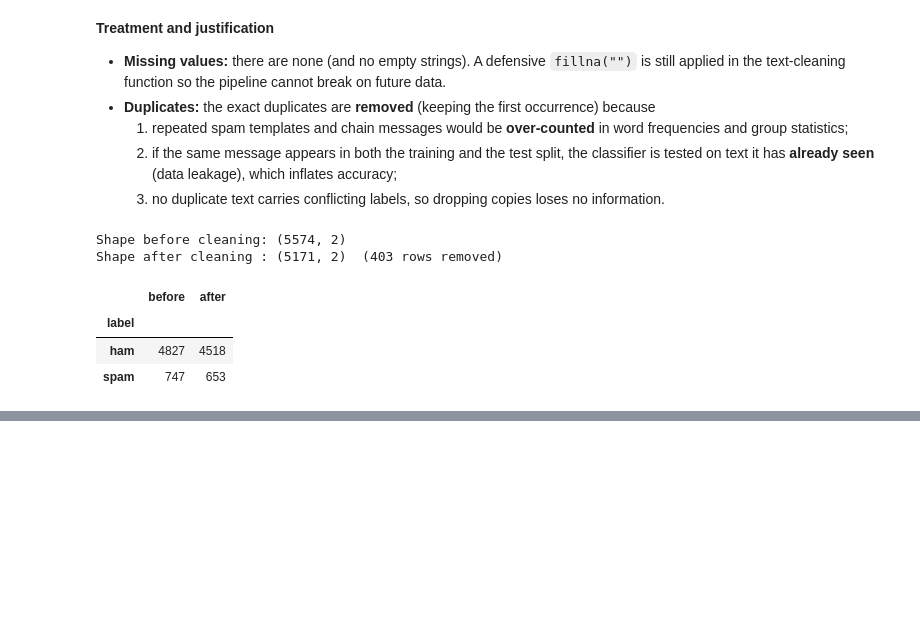
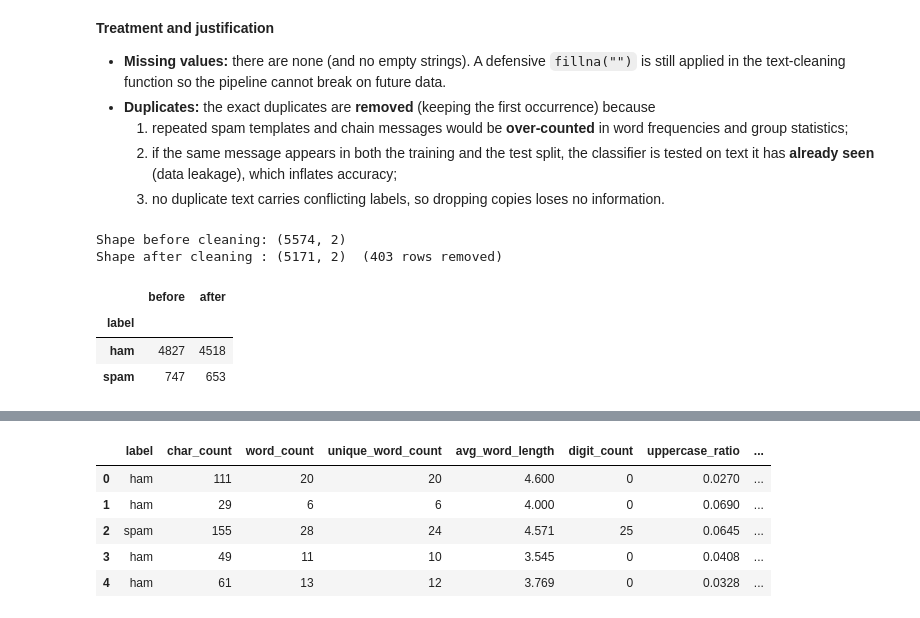
Before and after one commit to mahmoudd-adell/bd-a1, a Jupyter notebook: notebook/analysis.ipynb, the cells around one changed output, grey strips where cells are left out. Drawn from its saved outputs; the diff is of its cells as text; code cells hidden in the pictures; blank space fills up the shorter version.

```diff
--- a/notebook/analysis.ipynb
+++ b/notebook/analysis.ipynb
@@ -211,0 +280,26 @@ Shape after cleaning : (5171, 2)  (403 rows removed)
+# %%
+# T3 - numerical feature creation from the ORIGINAL message (HTML entities such as &lt; decoded first)
+raw_text = df["message"].fillna("").astype(str).map(html.unescape)
+words = raw_text.str.split()
+
+df["char_count"]        = raw_text.str.len()
+df["word_count"]        = words.str.len()
+df["unique_word_count"] = words.map(lambda w: len({x.lower() for x in w}))
+df["avg_word_length"]   = words.map(lambda w: np.mean([len(x) for x in w]) if w else 0.0).round(3)
+df["digit_count"]       = raw_text.str.count(r"\d")
+df["uppercase_ratio"]   = (raw_text.str.count(r"[A-Z]") / df["char_count"].clip(lower=1)).round(4)
+df["punctuation_count"] = raw_text.map(lambda t: sum(ch in string.punctuation for ch in t))
+df["exclamation_count"] = raw_text.str.count("!")
+df["has_url"]           = raw_text.str.contains(r"https?://|www\.|\.com\b|\.co\.uk\b", case=False).astype(int)
+df["has_long_number"]   = raw_text.str.contains(r"\d{5,}").astype(int)   # phone / short-code numbers
+
+NUM_FEATURES = ["char_count", "word_count", "unique_word_count", "avg_word_length",
+                "digit_count", "uppercase_ratio", "punctuation_count", "exclamation_count"]
+display(df[["label"] + NUM_FEATURES].head())
+# %% [output]
+|  | label | char_count | word_count | unique_word_count | avg_word_length | digit_count | uppercase_ratio | ... |
+| 0 | ham | 111 | 20 | 20 | 4.600 | 0 | 0.0270 | ... |
+| 1 | ham | 29 | 6 | 6 | 4.000 | 0 | 0.0690 | ... |
+| 2 | spam | 155 | 28 | 24 | 4.571 | 25 | 0.0645 | ... |
+| 3 | ham | 49 | 11 | 10 | 3.545 | 0 | 0.0408 | ... |
+| 4 | ham | 61 | 13 | 12 | 3.769 | 0 | 0.0328 | ... |
```
Also changed, not shown: parts of 8 cells of this notebook, 1 other file.
